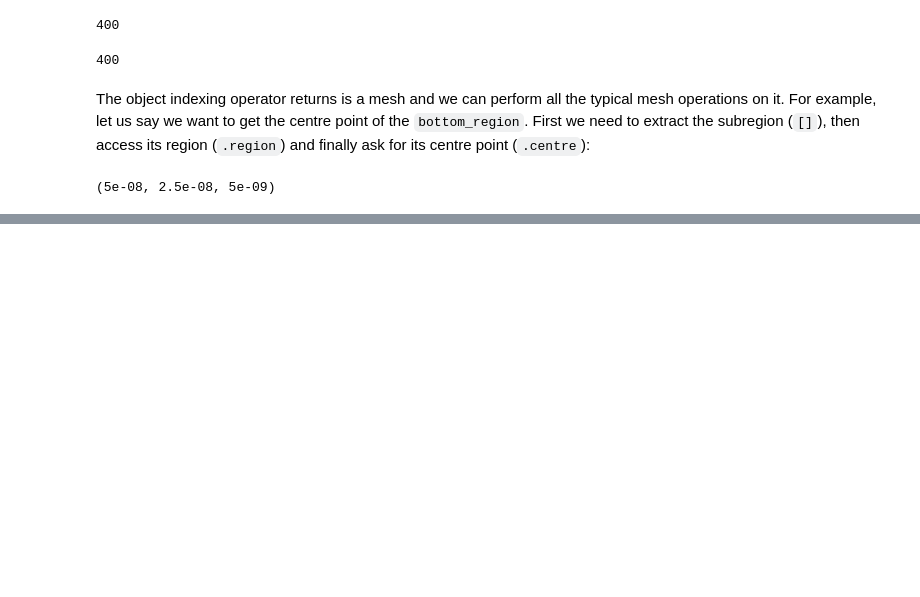
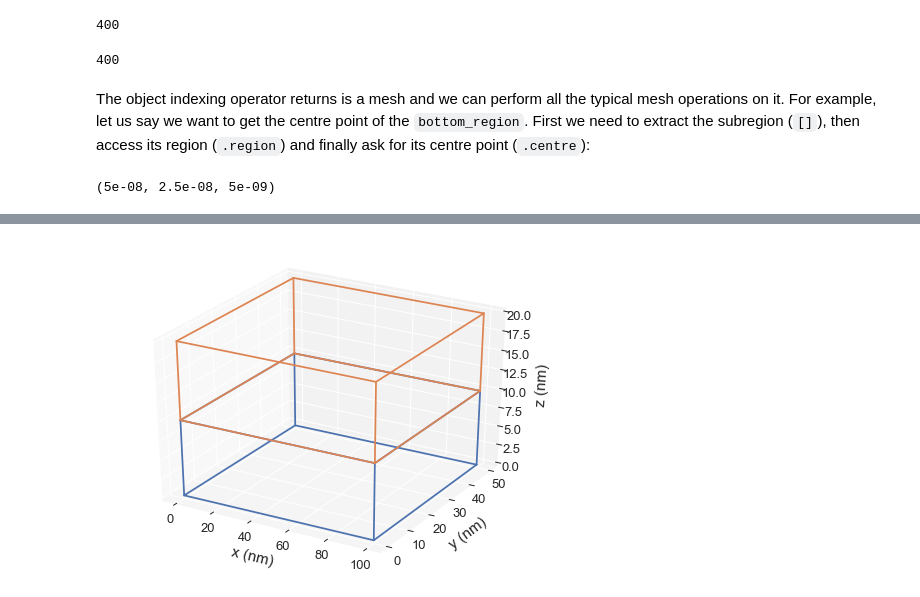
Before and after one commit to ubermag/discretisedfield, a Jupyter notebook: docs/ipynb/mesh-subregions.ipynb, the cells around one changed output, grey strips where cells are left out. Drawn from its saved outputs; the diff is of its cells as text; code cells hidden in the pictures; blank space fills up the shorter version.

```diff
--- a/docs/ipynb/mesh-subregions.ipynb
+++ b/docs/ipynb/mesh-subregions.ipynb
@@ -89,4 +78,0 @@ Knowing this value, we could have defined the mesh passing this value using `cel
-# %%
-cell = (20e-9, 25e-9, 20e-9)
-
-mesh = df.Mesh(region=region, cell=cell)
@@ -101,5 +78,0 @@ There is no difference whatsoever how we are going to define the mesh. However,
-# %%
-try:
-    mesh = df.Mesh(region=region, cell=(3e-9, 3e-9, 3e-9))
-except ValueError:
-    print('Exception raised.')
@@ -240,0 +87,4 @@ In the representation string, we see `p1`, `p2`, and `n` we discussed earlier, b
+# %%
+mesh.mpl_subregions()
+# %% [output]
+[figure, added]
```
Also changed, not shown: parts of 63 cells of this notebook, 5 other files.
